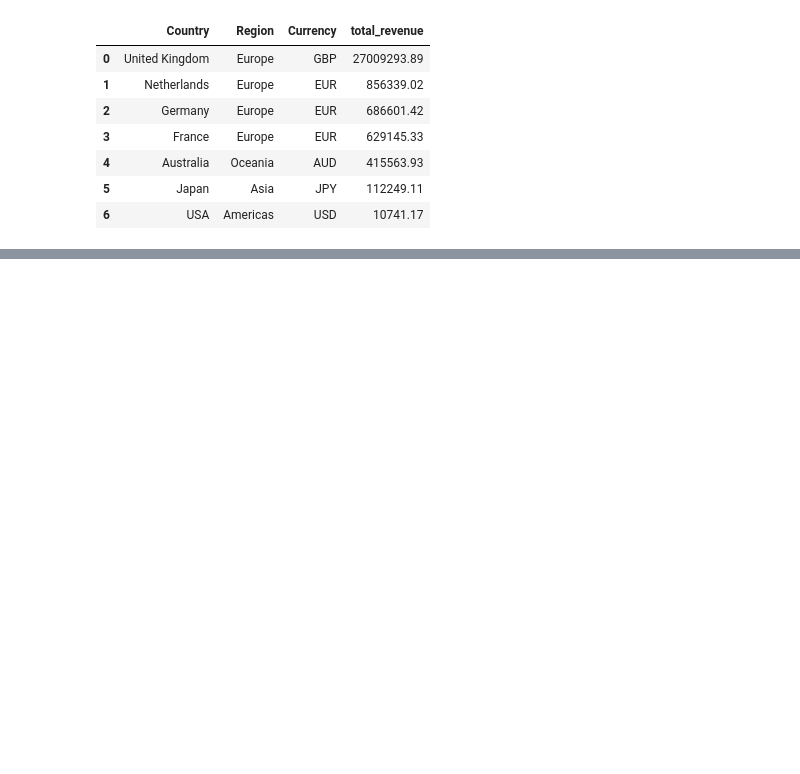
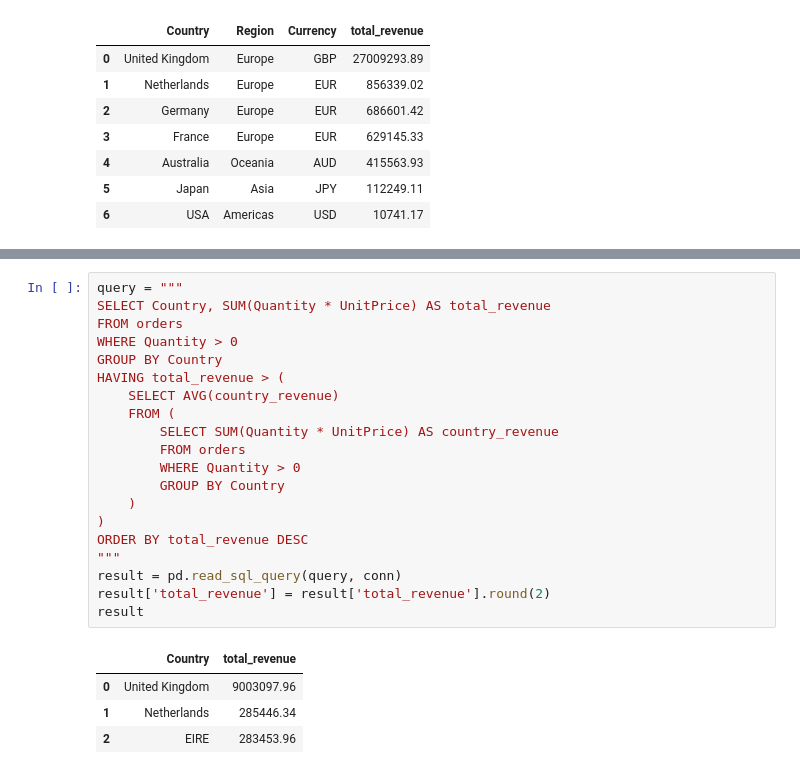
Before and after one commit to Danammadhunika/ml-journey, a Jupyter notebook: project_03_ecommerce_sql/notebooks/ecommerce_sql_analysis.ipynb, the cells around one changed output, grey strips where cells are left out. Saved outputs shown, nothing was run; the diff lists cells and outputs as text; blank space fills up the shorter version.

```diff
--- a/project_03_ecommerce_sql/notebooks/ecommerce_sql_analysis.ipynb
+++ b/project_03_ecommerce_sql/notebooks/ecommerce_sql_analysis.ipynb
@@ -1253,0 +1279,25 @@ result
+# %%
+query = """
+SELECT Country, SUM(Quantity * UnitPrice) AS total_revenue
+FROM orders
+WHERE Quantity > 0
+GROUP BY Country
+HAVING total_revenue > (
+    SELECT AVG(country_revenue)
+    FROM (
+        SELECT SUM(Quantity * UnitPrice) AS country_revenue
+        FROM orders
+        WHERE Quantity > 0
+        GROUP BY Country
+    )
+)
+ORDER BY total_revenue DESC
+"""
+result = pd.read_sql_query(query, conn)
+result['total_revenue'] = result['total_revenue'].round(2)
+result
+# %% [output]
+|  | Country | total_revenue |
+| 0 | United Kingdom | 9003097.96 |
+| 1 | Netherlands | 285446.34 |
+| 2 | EIRE | 283453.96 |
```
Also changed, not shown: parts of 1 cell of this notebook, 1 other file.
